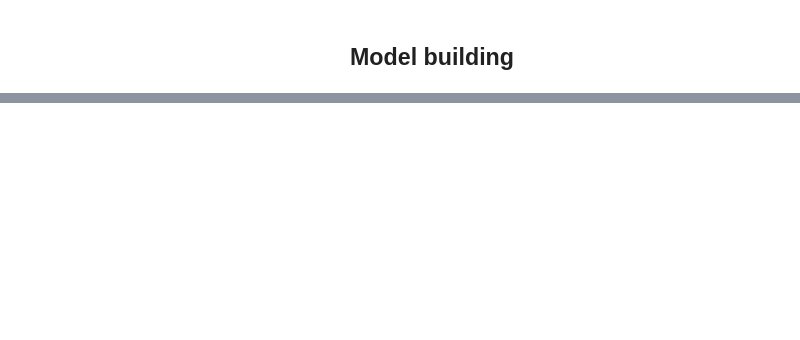
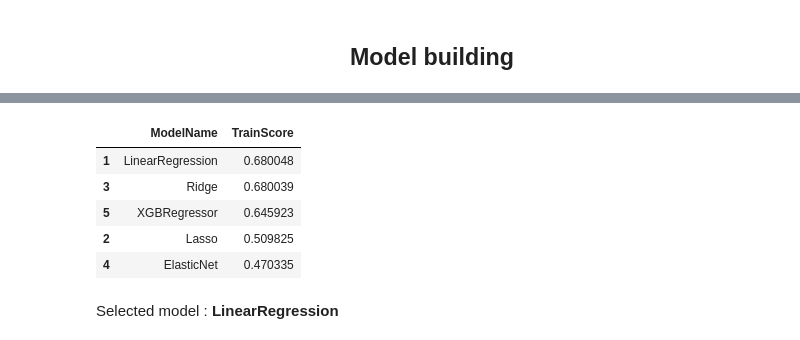
Before and after one commit to ajithcl/BigmartSalesPrediction, a Jupyter notebook: BigmartSalesPrediction.ipynb, the cells around one changed output, grey strips where cells are left out. Cells and saved outputs as stored; diff of their text form; code cells hidden in the pictures; blank space fills up the shorter version.

```diff
--- a/BigmartSalesPrediction.ipynb
+++ b/BigmartSalesPrediction.ipynb
@@ -1495,12 +1520,14 @@ def store_model_results(modl_name,train_score):
     df_model_results.loc[row_loc,["ModelName","TrainScore"]]=[modl_name,train_score]
 # %%
 #Run each model and show the combined results.
-
-df_model_results=df_model_results.iloc[0:0]
-for model in  [LinearRegression(),
-               Lasso(),Ridge(),
-               ElasticNet(),
-               XGBRegressor()]:
-    store_model_results(model.__class__.__name__, cross_val_score(model,x,y,cv=3).mean())
-df_model_results.sort_values("TrainScore",ascending=False,inplace=True)
-display(df_model_results)
+def show_model_scores(x,y):
+    global df_model_results
+    df_model_results=df_model_results.iloc[0:0] #reset display dataframe
+    for model in  [LinearRegression(),
+                   Lasso(),Ridge(),
+                   ElasticNet(),
+                   XGBRegressor()]:
+        store_model_results(model.__class__.__name__, cross_val_score(model,x,y,cv=3).mean())
+    df_model_results.sort_values("TrainScore",ascending=False,inplace=True)
+    display(df_model_results)
+    display(HTML('Selected model : <b>' + df_model_results.head(1)['ModelName'].values[0] + '</b>'))
@@ -1520,4 +1571,16 @@ display(df_model_results)
 # %%
-# df_train=df_total.loc[train_index]
-# df_test=df_total.loc[test_index]
-# x=df_train
+#Remove negative correlated features and check the model performance
+df_total.drop(negative_corr_flds,axis=1,inplace=True)
+df_train=df_total.loc[train_index]
+df_test=df_total.loc[test_index]
+x=df_train
+
+show_model_scores(x,y)
+# %% [output]
+|  | ModelName | TrainScore |
+| 1 | LinearRegression | 0.680048 |
+| 3 | Ridge | 0.680039 |
+| 5 | XGBRegressor | 0.645923 |
+| 2 | Lasso | 0.509825 |
+| 4 | ElasticNet | 0.470335 |
+Selected model : LinearRegression
```
Also changed, not shown: parts of 27 cells of this notebook, 2 other files.
